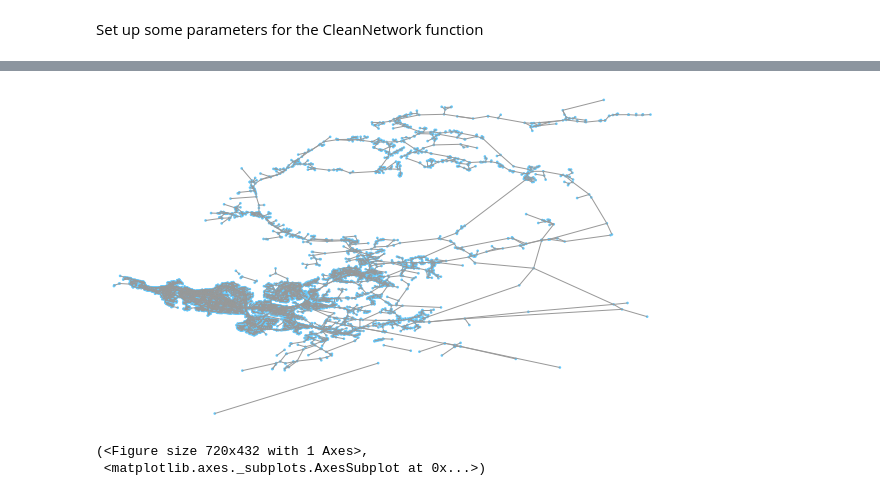
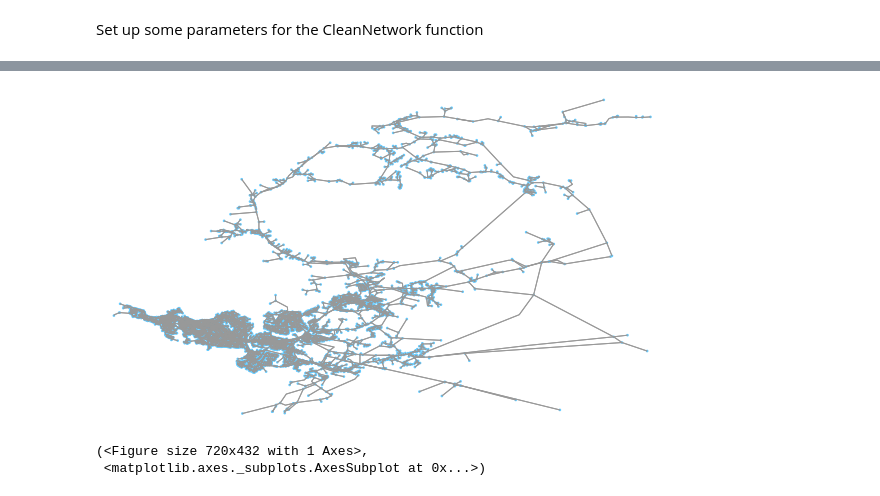
Before and after one commit to worldbank/GOSTnets, a Jupyter notebook: tutorial/Step 2 - Clean Network.ipynb, the cells around one changed output, grey strips where cells are left out. Drawn from its saved outputs; the diff is of its cells as text; code cells hidden in the pictures.

```diff
--- a/tutorial/Step 2 - Clean Network.ipynb
+++ b/tutorial/Step 2 - Clean Network.ipynb
@@ -26,14 +20,0 @@ Network analysis is often done on only connected graphs. Disconnected graphs can
-# %%
-# Identify only the largest graph
-
-# compatible with NetworkX 2.4
-list_of_subgraphs = list(G.subgraph(c).copy() for c in nx.strongly_connected_components(G))
-max_graph = None
-max_edges = 0
-for i in list_of_subgraphs:
-    if i.number_of_edges() > max_edges:
-        max_edges = i.number_of_edges()
-        max_graph = i
-
-# set your graph equal to the largest sub-graph
-G = max_graph
@@ -68,6 +56,9 @@ Run the CleanNetwork Function. It will write the outputs in the specified wpath
 # %%
 print('start: %s\n' % time.ctime())
-gn.clean_network(G, wpath = data_pth, output_file_name = 'iceland_network', UTM = Iceland_UTMZ, WGS = {'init': 'epsg:4326'}, junctdist = 10, verbose = True)
+G_clean = gn.clean_network(G, UTM = Iceland_UTMZ, WGS = {'init': 'epsg:4326'}, junctdist = 10, verbose = False)
+
+# using verbose = True:
+# G_clean = gn.clean_network(G, wpath = data_pth, output_file_name = 'iceland_network', UTM = Iceland_UTMZ, WGS = {'init': 'epsg:4326'}, junctdist = 10, verbose = True)
 print('\nend: %s' % time.ctime())
 print('\n--- processing complete')
 # %% [output]
@@ -83,0 +90,14 @@ end: Mon Feb 24 12:12:20 2020
+# %%
+# Identify only the largest graph
+
+# compatible with NetworkX 2.4
+list_of_subgraphs = list(G_clean.subgraph(c).copy() for c in nx.strongly_connected_components(G_clean))
+max_graph = None
+max_edges = 0
+for i in list_of_subgraphs:
+    if i.number_of_edges() > max_edges:
+        max_edges = i.number_of_edges()
+        max_graph = i
+
+# set your graph equal to the largest sub-graph
+G_largest = max_graph
@@ -116,12 +153,12 @@ ox.plot_graph(G_clean, fig_width=10, edge_linewidth=1, node_size=7)
 (<Figure size 720x432 with 1 Axes>,
  <matplotlib.axes._subplots.AxesSubplot at 0x...>)
 # %%
-G_original.graph['crs'] = 'epsg:32646'
-G_original.graph['name'] = 'Iceland'
+G_largest.graph['crs'] = 'epsg:32646'
+G_largest.graph['name'] = 'Iceland'
 
-# original un-connected graph
-ox.plot_graph(G_original, fig_width=10, edge_linewidth=1, node_size=7)
+# largest subgraph
+ox.plot_graph(G_largest, fig_width=10, edge_linewidth=1, node_size=7)
 # %% [output]
-[figure, old version]
+[figure, new version]
 (<Figure size 720x432 with 1 Axes>,
  <matplotlib.axes._subplots.AxesSubplot at 0x...>)
```
Also changed, not shown: parts of 23 cells of this notebook, 1 other file.
